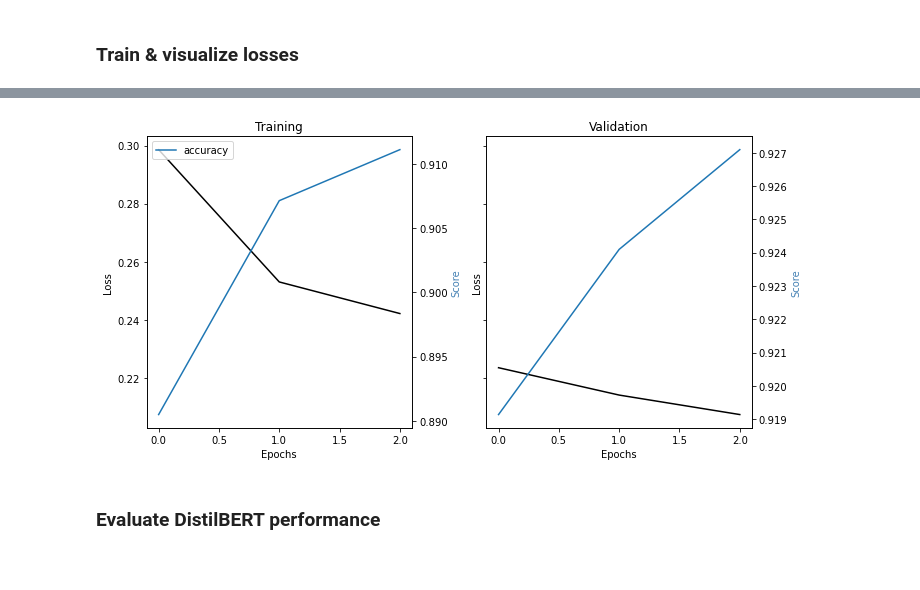
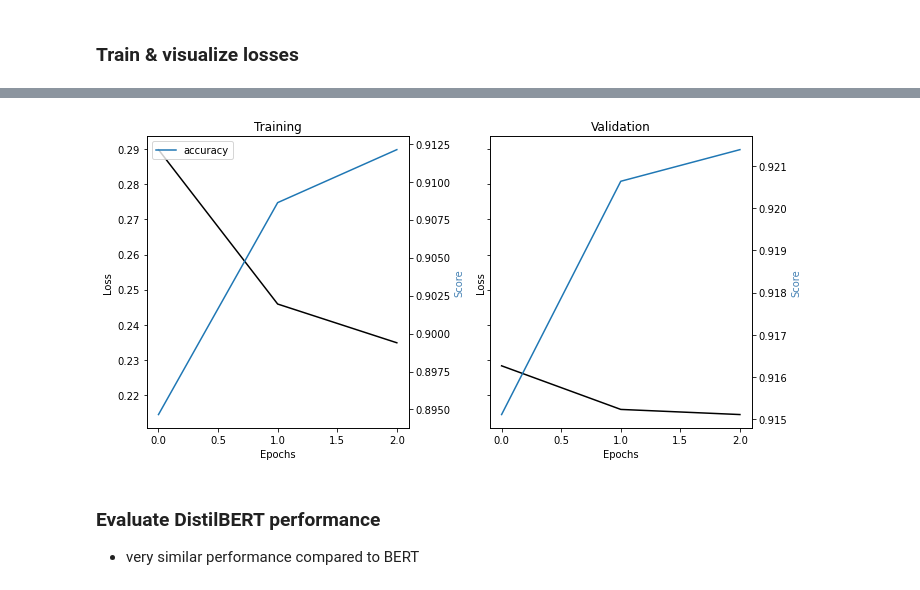
Before and after one commit to LaurentVeyssier/Text-Classification-with-3-key-NLP-techniques, a Jupyter notebook: Text_classification_with_3_different_NLP_techniques.ipynb, the cells around one changed output, grey strips where cells are left out. Saved outputs shown, nothing was run; the diff lists cells and outputs as text; code cells hidden in the pictures.

```diff
--- a/Text_classification_with_3_different_NLP_techniques.ipynb
+++ b/Text_classification_with_3_different_NLP_techniques.ipynb
@@ -1200,4 +1258,2 @@ def fit_bert_classifier(X_train, y_train, X_test, encode_y=False, dic_y_mapping=
     return training, training.model, predicted_prob, predicted
-# %%
-y_train = np.array([dic_y_mapping[y] for y in y_train])
 # %%
@@ -1318,0 +1300,3 @@ created tensor idx-masks-segments: 2x (15264, 50)
+# %%
+X_train_distilbert, maxlen_distilbert = prepare_dataset_for_BERT(dtf_train, tokenizer, dim_input=2)
+X_test_distilbert, _ = prepare_dataset_for_BERT(dtf_test, tokenizer, maxlen_distilbert, dim_input=2)
@@ -1364,5 +1357,5 @@ ________________________________________________________________________________
 ### Train & visualize losses
 # %%
 ## train
-DB_training, DB_model, DB_predicted_prob, DB_predicted = fit_bert_classifier(X_train_DistBERT, y_train, X_test_DistBERT, encode_y=True, model=DBERT_model, epochs=3, batch_size=64)
+DistilBERT_training, DistilBERT_model, Distilbert_predicted_prob, Distilbert_predicted = fit_bert_classifier(X_train_distilbert, y_train, X_test_distilbert, model=DistilBERT_model, epochs=3, batch_size=64)
 # %% [output]
@@ -1376,37 +1369,8 @@ Epoch 3/3
-# %%
-def plot_training_metrics(training, figsize=(10,5)):
-    '''
-    Plot loss and accuracy of training.
-    '''
-    metrics = [k for k in training.history.keys() if ("loss" not in k) and ("val" not in k)]
-    fig, ax = plt.subplots(nrows=1, ncols=2, sharey=True,figsize=(10,5))
-
-    ## training
-    ax[0].set(title="Training")
-    ax11 = ax[0].twinx()
-    ax[0].plot(training.history['loss'], color='black')
-    ax[0].set_xlabel('Epochs')
-    ax[0].set_ylabel('Loss', color='black')
-    for metric in metrics:
-        ax11.plot(training.history[metric], label=metric)
-    ax11.set_ylabel("Score", color='steelblue')
-    ax11.legend()
-
-    ## validation
-    ax[1].set(title="Validation")
-    ax22 = ax[1].twinx()
-    ax[1].plot(training.history['val_loss'], color='black')
-    ax[1].set_xlabel('Epochs')
-    ax[1].set_ylabel('Loss', color='black')
-    for metric in metrics:
-         ax22.plot(training.history['val_'+metric], label=metric)
-    ax22.set_ylabel("Score", color="steelblue")
-    plt.tight_layout()
-    plt.show()
 # %%
-plot_training_metrics(DB_training)
+plot_training_metrics(DistilBERT_training)
 # %% [output]
-[figure, old version]
+[figure, new version]
 # %% [markdown]
 ### Evaluate DistilBERT performance
+- very similar performance compared to BERT
 # %%
```
Also changed, not shown: parts of 75 cells of this notebook.
